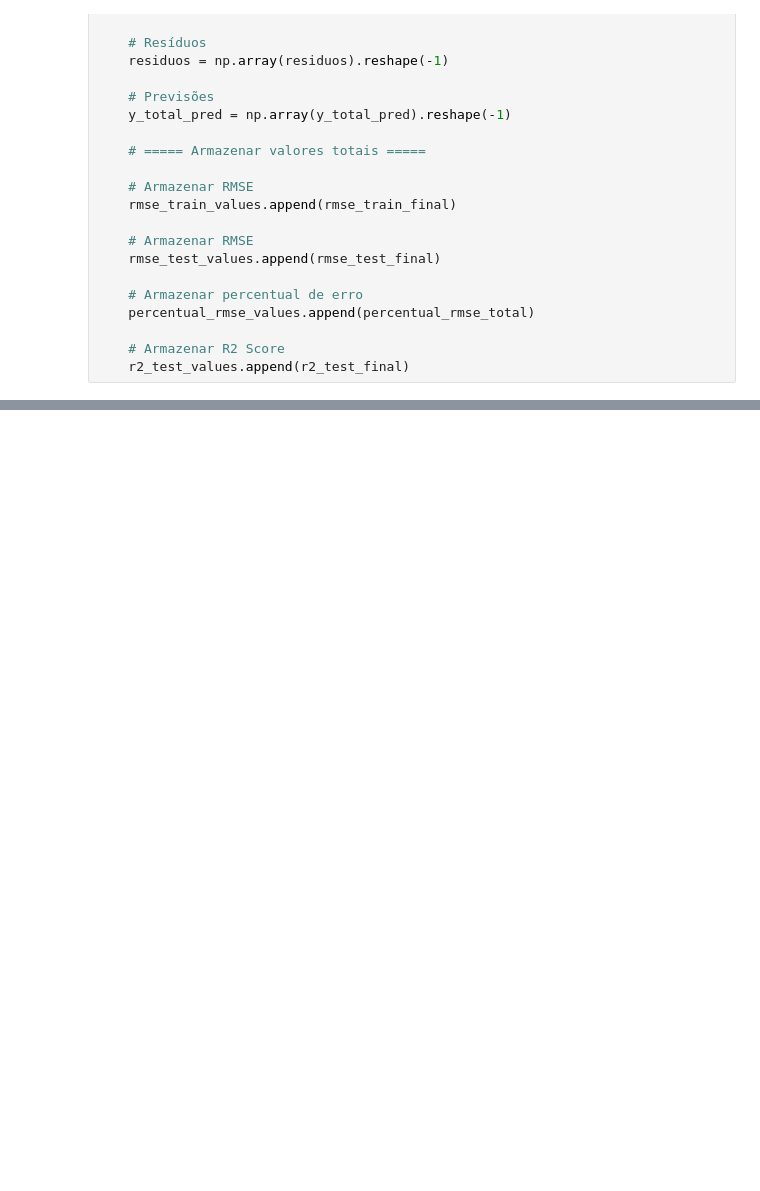
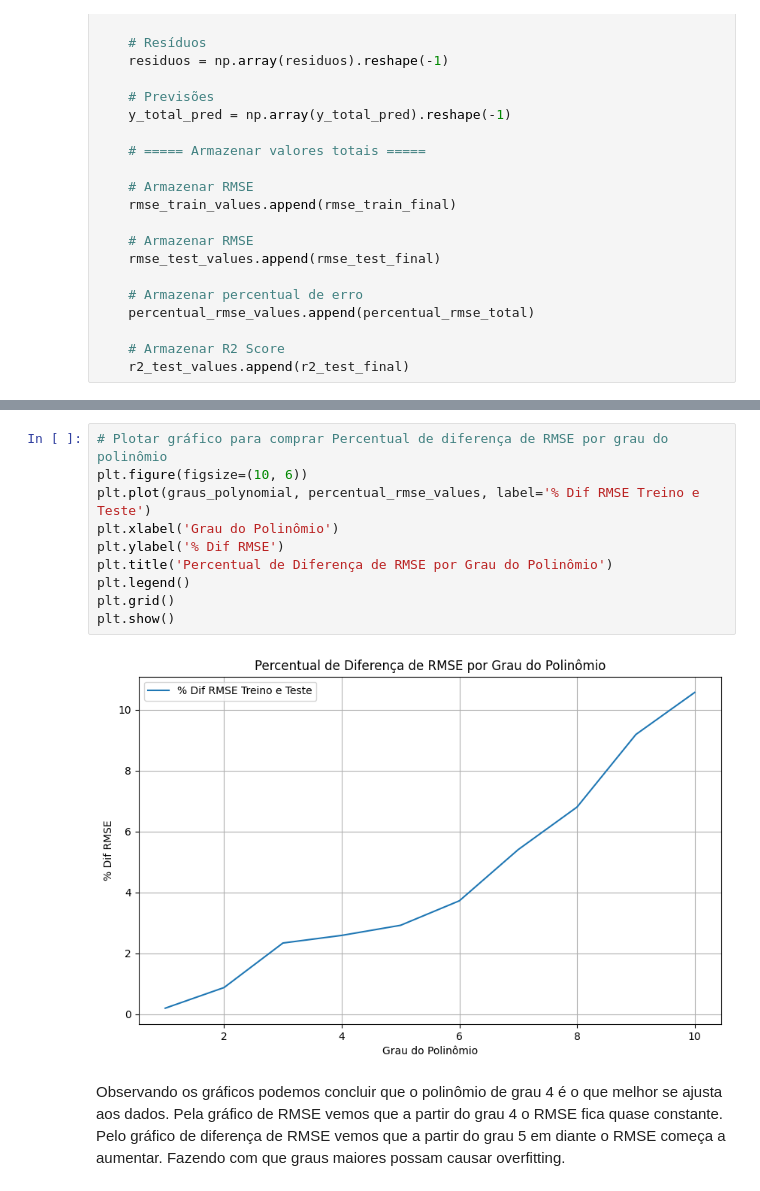
Before and after one commit to angelomedeiros/formacao-ia-regressao-polinomial, a Jupyter notebook: model_salario.ipynb, the cells around one changed output, grey strips where cells are left out. Saved outputs shown, nothing was run; the diff lists cells and outputs as text; blank space fills up the shorter version.

Commit message:
feat: Análise Gráfica Overfitting

```diff
--- a/model_salario.ipynb
+++ b/model_salario.ipynb
@@ -458,0 +472,14 @@ for grau in graus_polynomial:
+# %%
+# Plotar gráfico para comprar Percentual de diferença de RMSE por grau do polinômio
+plt.figure(figsize=(10, 6))
+plt.plot(graus_polynomial, percentual_rmse_values, label='% Dif RMSE Treino e Teste')
+plt.xlabel('Grau do Polinômio')
+plt.ylabel('% Dif RMSE')
+plt.title('Percentual de Diferença de RMSE por Grau do Polinômio')
+plt.legend()
+plt.grid()
+plt.show()
+# %% [output]
+[figure, added]
+# %% [markdown]
+Observando os gráficos podemos concluir que o polinômio de grau 4 é o que melhor se ajusta aos dados. Pela gráfico de RMSE vemos que a partir do grau 4 o RMSE fica quase constante. Pelo gráfico de diferença de RMSE vemos que a partir do grau 5 em diante o RMSE começa a aumentar. Fazendo com que graus maiores possam causar overfitting.
```
Also changed, not shown: parts of 1 cell of this notebook.
